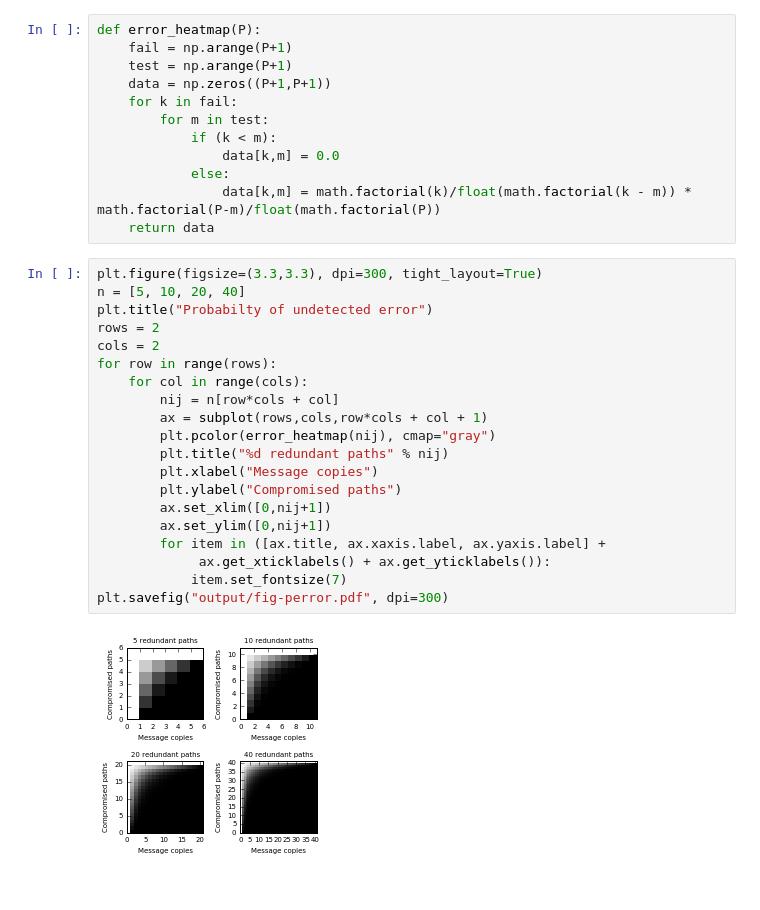
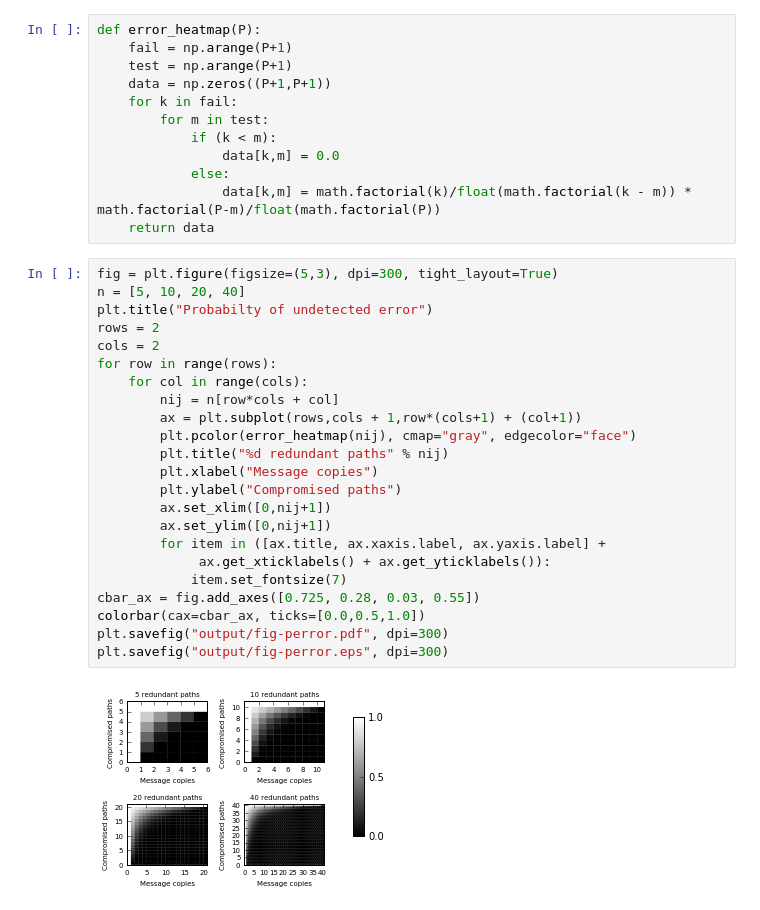
Before and after one commit to elplatt/NetFT, a Jupyter notebook: notebook/Path Fault Tolerance.ipynb, the cells around one changed output. Drawn from its saved outputs; the diff is of its cells as text.

Commit message:
Update plots.

```diff
--- a/notebook/Path Fault Tolerance.ipynb
+++ b/notebook/Path Fault Tolerance.ipynb
@@ -16,24 +16,27 @@ def error_heatmap(P):
                 data[k,m] = math.factorial(k)/float(math.factorial(k - m)) * math.factorial(P-m)/float(math.factorial(P))
     return data
 # %%
-plt.figure(figsize=(3.3,3.3), dpi=300, tight_layout=True)
+fig = plt.figure(figsize=(5,3), dpi=300, tight_layout=True)
 n = [5, 10, 20, 40]
 plt.title("Probabilty of undetected error")
 rows = 2
 cols = 2
 for row in range(rows):
     for col in range(cols):
         nij = n[row*cols + col]
-        ax = subplot(rows,cols,row*cols + col + 1)
-        plt.pcolor(error_heatmap(nij), cmap="gray")
+        ax = plt.subplot(rows,cols + 1,row*(cols+1) + (col+1))
+        plt.pcolor(error_heatmap(nij), cmap="gray", edgecolor="face")
         plt.title("%d redundant paths" % nij)
         plt.xlabel("Message copies")
         plt.ylabel("Compromised paths")
         ax.set_xlim([0,nij+1])
         ax.set_ylim([0,nij+1])
         for item in ([ax.title, ax.xaxis.label, ax.yaxis.label] +
              ax.get_xticklabels() + ax.get_yticklabels()):
             item.set_fontsize(7)
+cbar_ax = fig.add_axes([0.725, 0.28, 0.03, 0.55])
+colorbar(cax=cbar_ax, ticks=[0.0,0.5,1.0])
 plt.savefig("output/fig-perror.pdf", dpi=300)
+plt.savefig("output/fig-perror.eps", dpi=300)
 # %% [output]
-[figure, old version]
+[figure, new version]
```
Also changed, not shown: 16 other files.
